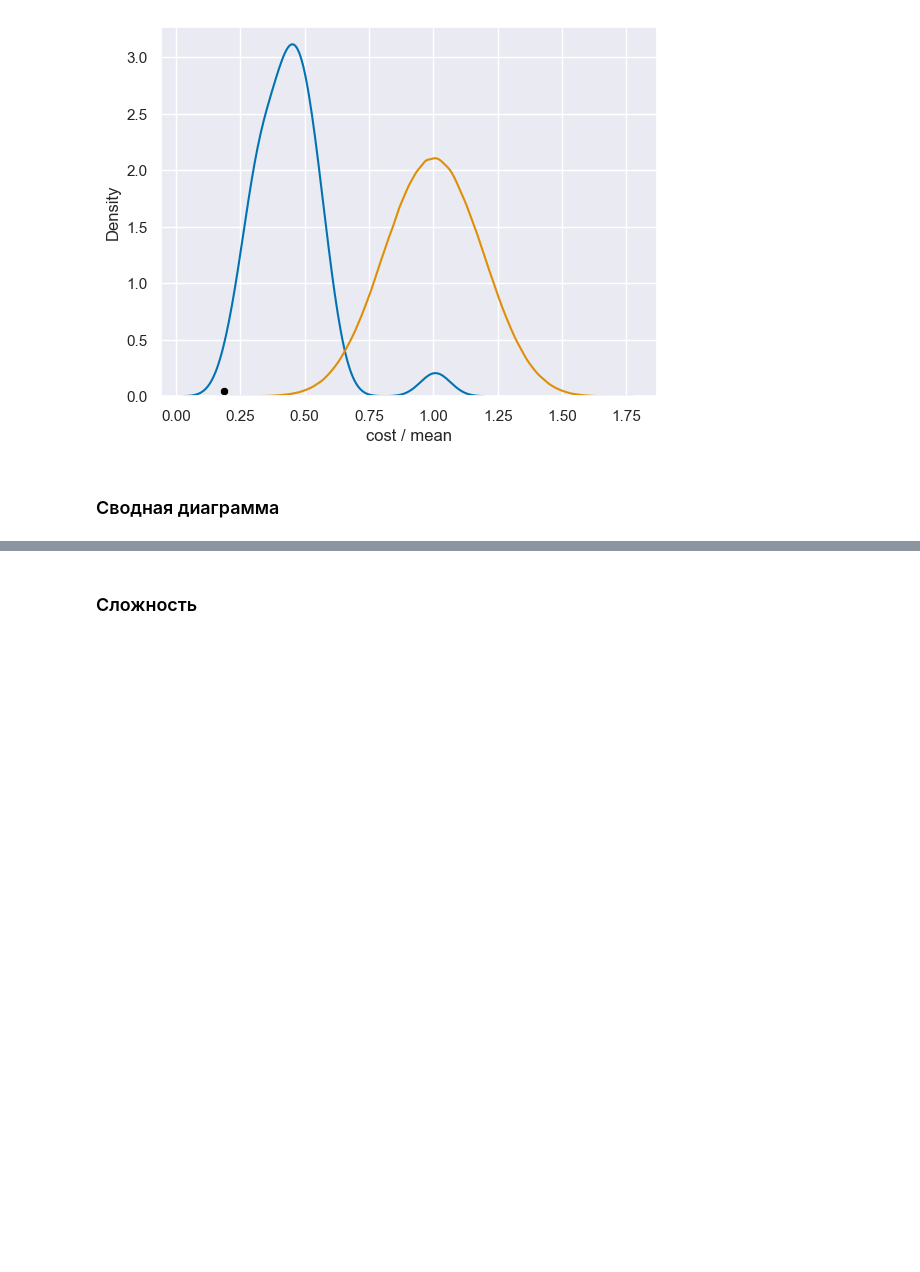
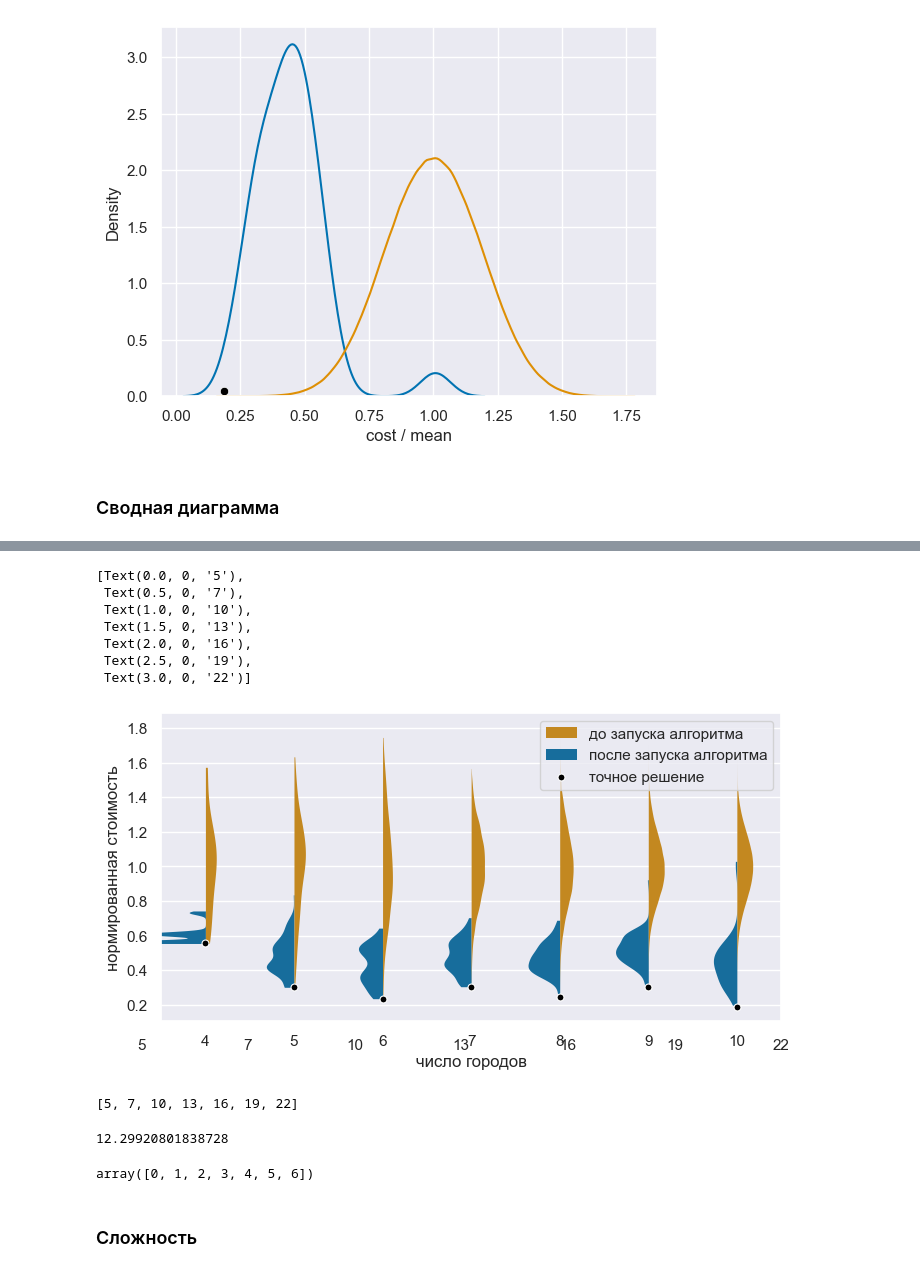
Before and after one commit to Batmaev/qua, a Jupyter notebook: CleanCalculations/cc1.ipynb, the cells around one changed output, grey strips where cells are left out. Cells and saved outputs as stored; diff of their text form; code cells hidden in the pictures; blank space fills up the shorter version.

```diff
--- a/CleanCalculations/cc1.ipynb
+++ b/CleanCalculations/cc1.ipynb
@@ -1131,3 +1138,61 @@ plt.savefig("./violin_a.pdf", dpi = 300, bbox_inches = "tight")
+# %%
+plt.figure(figsize = (8, 4))
+sns.violinplot(data = pd.concat([simulations.set_index(['n_towns', simulations.columns[1]]), brutes], keys = ['до', 'после'], names = ['aaa']).reset_index(),
+               x = 'n_towns', y = 'cost / mean',
+               hue = "aaa",
+               split = True,
+               linewidth = 0,
+               #bw = 0.25,
+               scale_hue = False,
+               #scale = "width",
+               width = 3.8,
+               cut = 0
+        )
+ax = sns.stripplot(data = true_sols, x = 'n_towns', y = 'min / mean', color = 'black', jitter = False, label = 'точное решение', linewidth = 0.8, edgecolor = 'white')
+
+handles, labels = ax.get_legend_handles_labels()
+ax.legend(handles = [handles[1], handles[0], handles[2]], labels = ["до запуска алгоритма", "после запуска алгоритма", "точное решение"], loc = 'upper right')
+ax.set_xlabel("число городов")
+ax.set_ylabel("нормированная стоимость")
+
+# ax2 = ax.twiny()
+# ax2.xaxis.set_ticks_position("bottom")
+# ax2.xaxis.set_label_position("bottom")
+# ax2.spines.bottom.set_position(("axes", -0.2))
+# ax2.set_frame_on(True)
+# ax2.patch.set_visible(False)
+
+ax2 = plt.gcf().add_axes((0.1, 0.1, 0.8, 0))
+ax2.yaxis.set_visible(False)
+ax2.xaxis.set_visible(True)
+new_tick_locations = ax.get_xticks() / 2
+new_tick_labels = [int(np.ceil(np.log2(factorials[n]))) for n in range(4, 11)]
+ax2.set_xticks(new_tick_locations)
+ax2.set_xticklabels(new_tick_labels)
+
+#plt.xlim(-0.6, 3.5)
+#plt.savefig("./violin_a.pdf", dpi = 300, bbox_inches = "tight")
+# %% [output]
+[Text(0.0, 0, '5'),
+ Text(0.5, 0, '7'),
+ Text(1.0, 0, '10'),
+ Text(1.5, 0, '13'),
+ Text(2.0, 0, '16'),
+ Text(2.5, 0, '19'),
+ Text(3.0, 0, '22')]
+[figure, added]
+# %%
+new_tick_labels
+# %% [output]
+[5, 7, 10, 13, 16, 19, 22]
+# %%
+np.log2(factorials[7])
+# %% [output]
+12.29920801838728
+# %%
+ax.get_xticks()
+# %% [output]
+array([0, 1, 2, 3, 4, 5, 6])
 # %% [markdown]
 ### Сложность
 # %%
```
Also changed, not shown: parts of 5 cells of this notebook, 9 other files.
